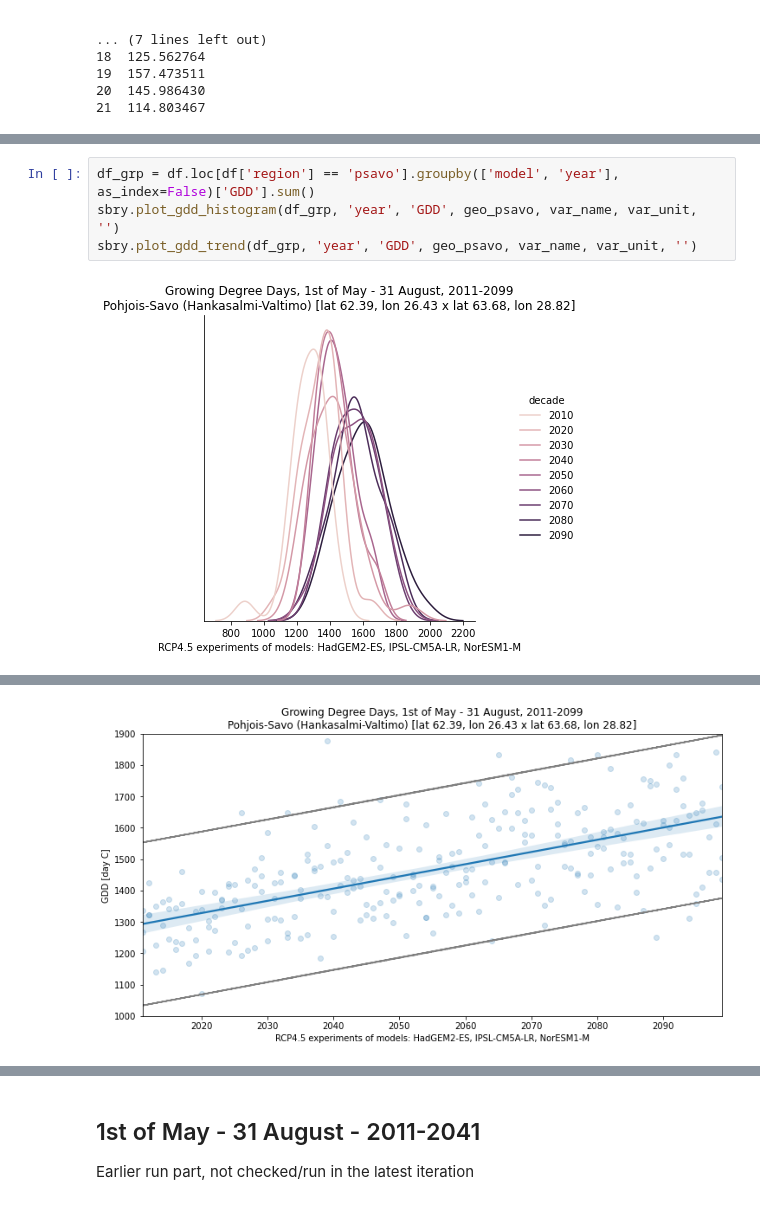
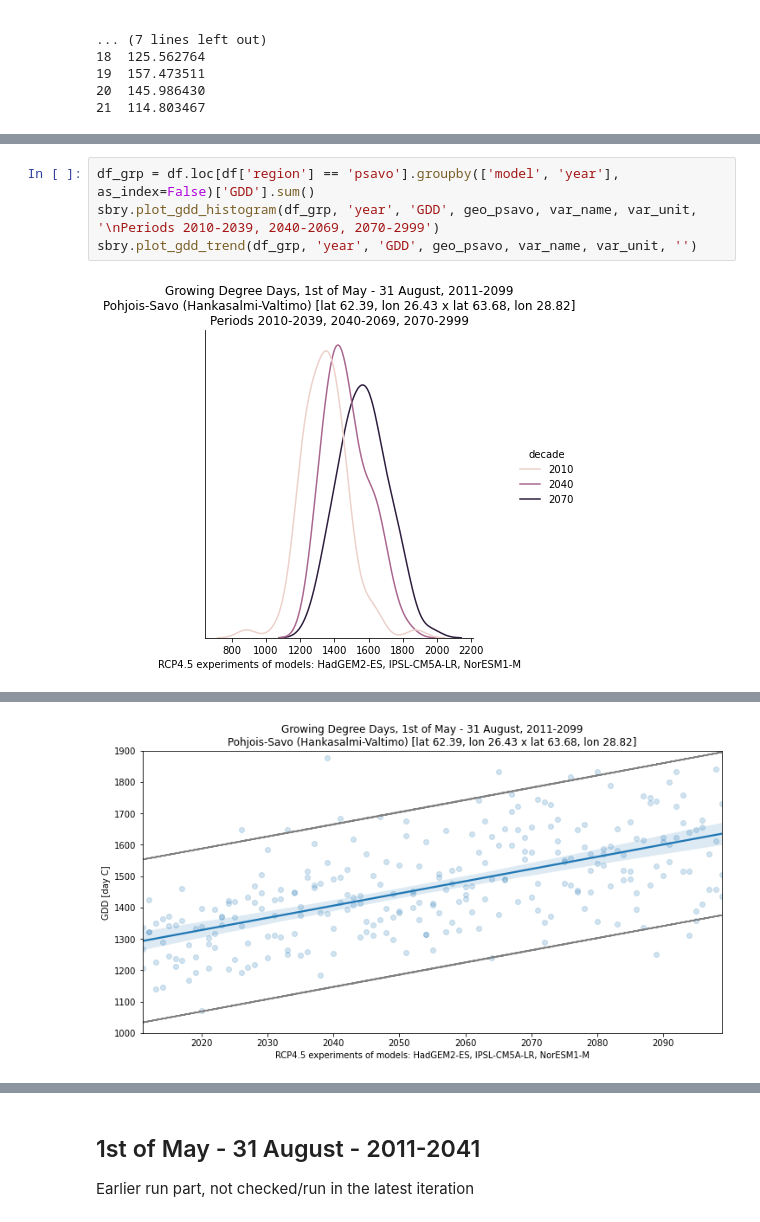
Before and after one commit to juhariis/cds-fin-strawberry, a Jupyter notebook: agro_strawberries_v2.ipynb, the cells around one changed output, grey strips where cells are left out. Saved outputs shown, nothing was run; the diff lists cells and outputs as text.

Commit message:
Changed the histogram to show three separate 30 year periods instead of each decade

```diff
--- a/agro_strawberries_v2.ipynb
+++ b/agro_strawberries_v2.ipynb
@@ -1069,10 +1080,10 @@ strong multicollinearity or other numerical problems.
 [figure]
 # %%
 df_grp = df.loc[df['region'] == 'psavo'].groupby(['model', 'year'], as_index=False)['GDD'].sum()
-sbry.plot_gdd_histogram(df_grp, 'year', 'GDD', geo_psavo, var_name, var_unit, '')
+sbry.plot_gdd_histogram(df_grp, 'year', 'GDD', geo_psavo, var_name, var_unit, '\nPeriods 2010-2039, 2040-2069, 2070-2999')
 sbry.plot_gdd_trend(df_grp, 'year', 'GDD', geo_psavo, var_name, var_unit, '')
 # %% [output]
-[figure, old version]
+[figure, new version]
                             OLS Regression Results
 ==============================================================================
 Dep. Variable:                    GDD   R-squared:                       0.369
```
Also changed, not shown: parts of 6 cells of this notebook, 1 other file.
